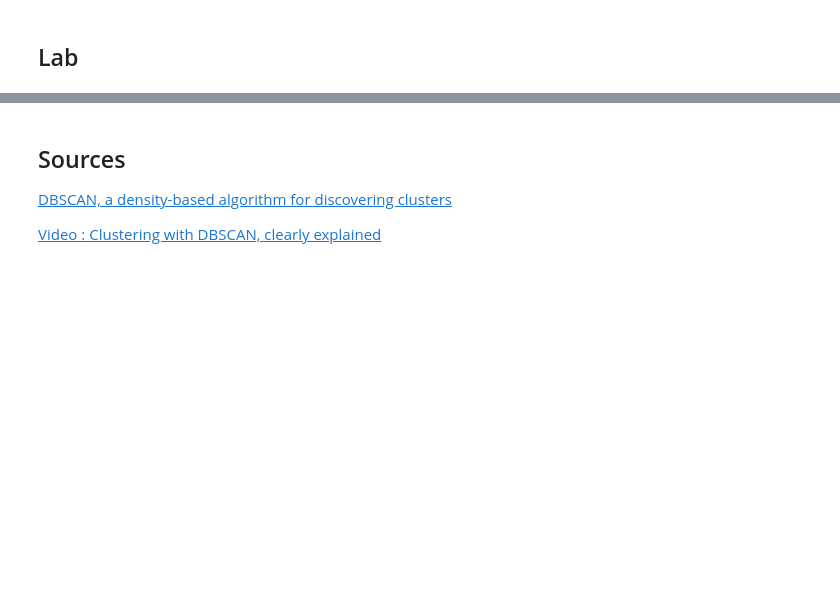
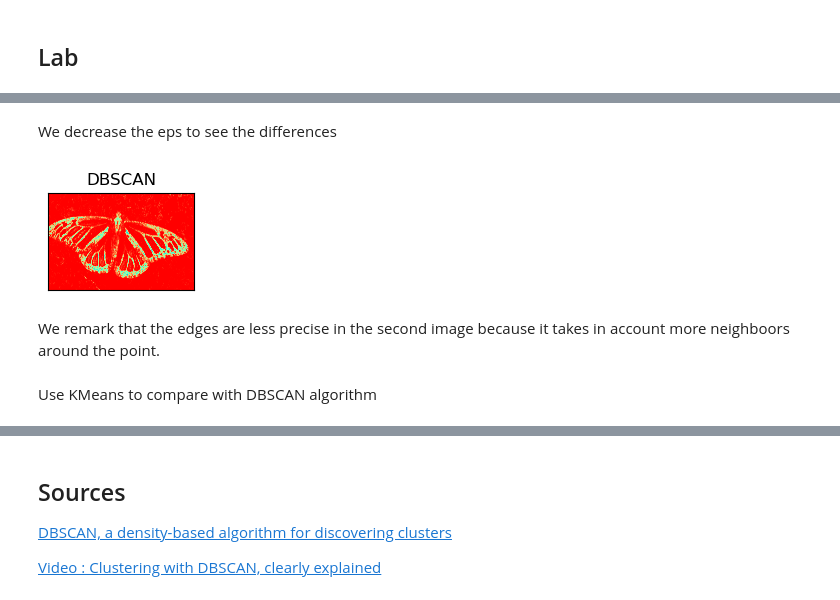
Before and after one commit to victorrbc/tp_dbscan, a Jupyter notebook: RICCARDI_ROBIC_dbscan.ipynb, the cells around one changed output, grey strips where cells are left out. Saved outputs shown, nothing was run; the diff lists cells and outputs as text; code cells hidden in the pictures; blank space fills up the shorter version.

```diff
--- a/RICCARDI_ROBIC_dbscan.ipynb
+++ b/RICCARDI_ROBIC_dbscan.ipynb
@@ -95,0 +118,25 @@ print(I)
+# %% [markdown]
+We decrease the eps to see the differences
+# %%
+k=0
+X = np.zeros([M*N,2])
+for i in range(M):
+    for j in range(N):
+        X[k,:]=[I[i,j,2],f[i,j]]
+        k= k+1
+
+dbscan = DBSCAN(eps=0.0001, min_samples=500).fit(X)
+labels = dbscan.labels_
+L = np.reshape(labels+1,[M,N])/2
+
+plt.subplot(2,3,4)
+plt.imshow(L,cmap='rainbow_r')
+plt.xticks(ticks=[])
+plt.yticks(ticks=[])
+plt.title('DBSCAN');
+# %% [output]
+[figure, added]
+# %% [markdown]
+We remark that the edges are less precise in the second image because it takes in account more neighboors around the point.
+# %% [markdown]
+Use KMeans to compare with DBSCAN algorithm
```
Also changed, not shown: parts of 15 cells of this notebook, 3 other files.
